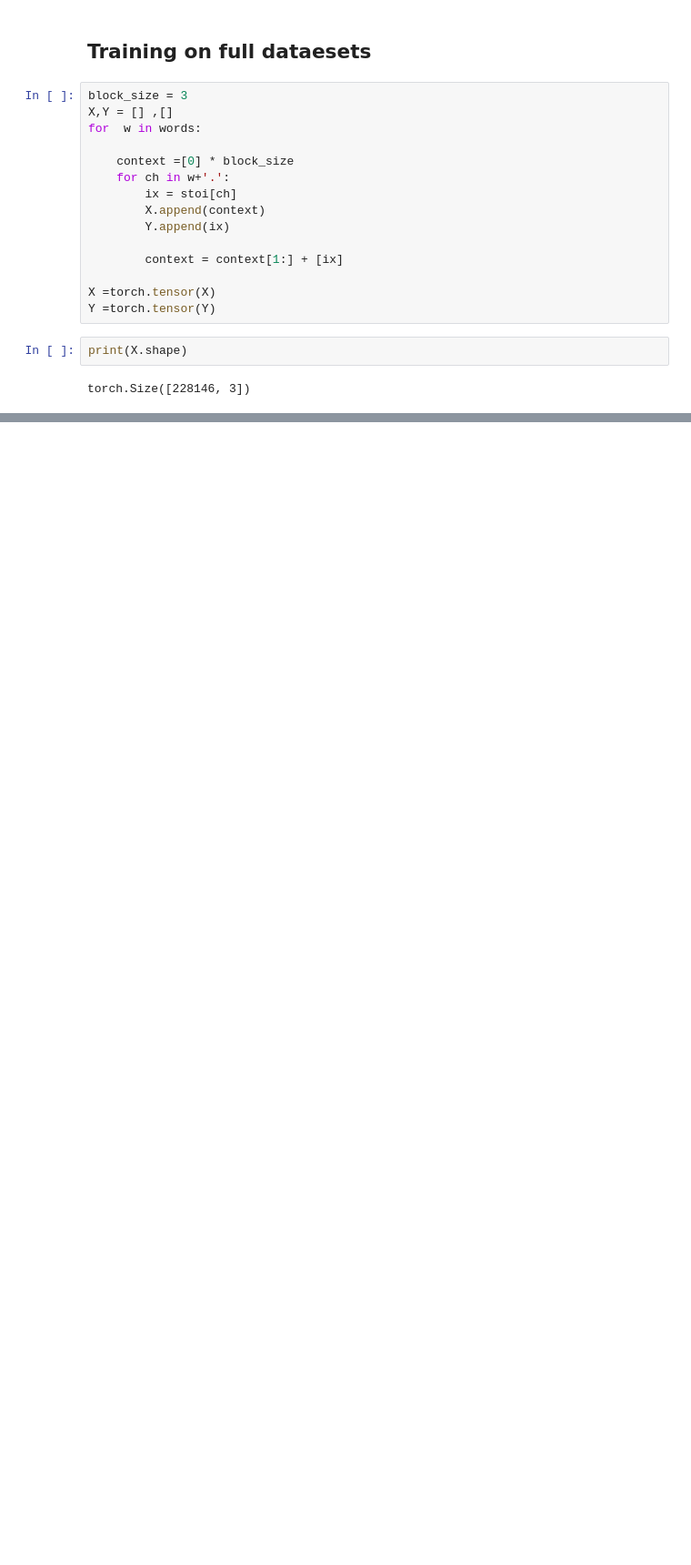
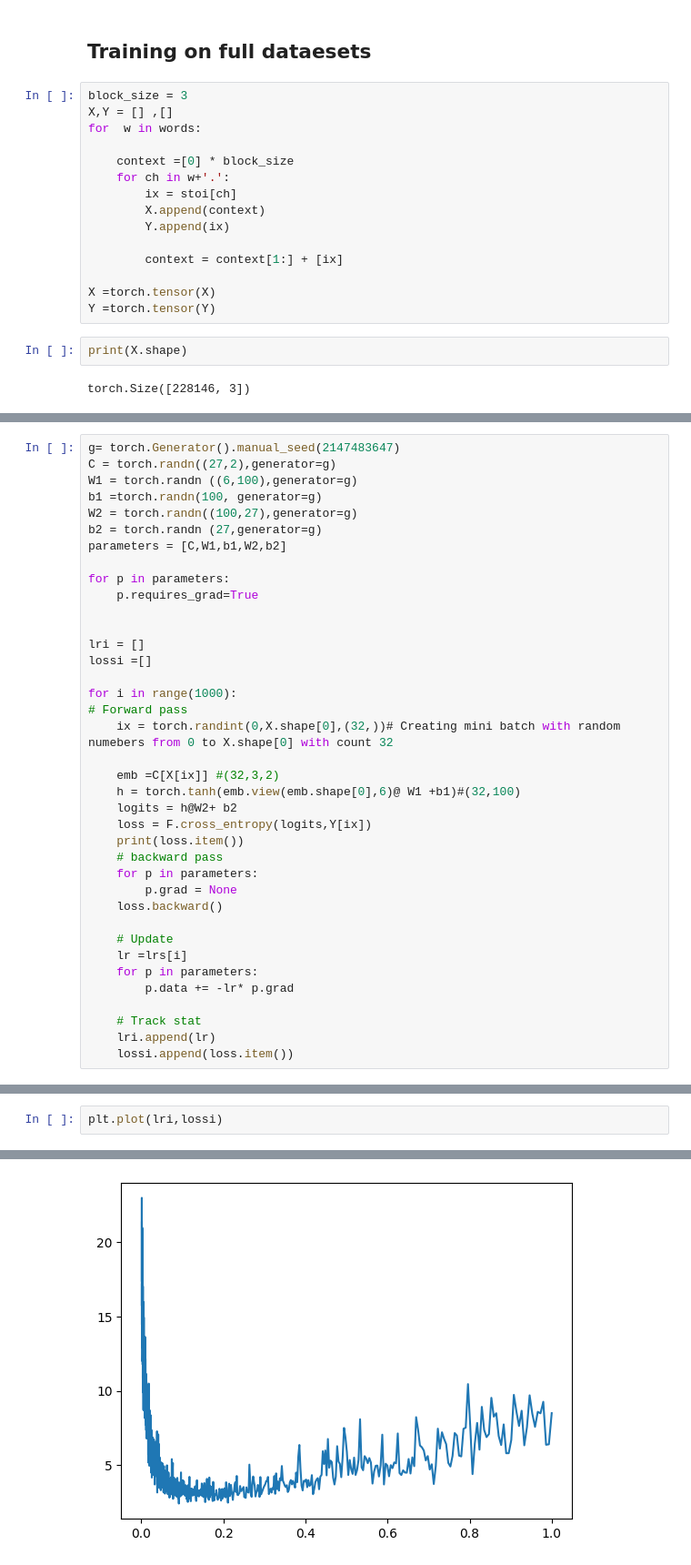
Before and after one commit to kiranbab/nlp, a Jupyter notebook: MLP.ipynb, the cells around one changed output, grey strips where cells are left out. Shown at 91% size. Saved outputs shown, nothing was run; the diff lists cells and outputs as text; blank space fills up the shorter version.

```diff
--- a/MLP.ipynb
+++ b/MLP.ipynb
@@ -285,0 +319,38 @@ for _ in range(10):
+# %%
+g= torch.Generator().manual_seed(2147483647)
+C = torch.randn((27,2),generator=g)
+W1 = torch.randn ((6,100),generator=g)
+b1 =torch.randn(100, generator=g)
+W2 = torch.randn((100,27),generator=g)
+b2 = torch.randn (27,generator=g)
+parameters = [C,W1,b1,W2,b2]
+
+for p in parameters:
+    p.requires_grad=True
+
+
+lri = []
+lossi =[]
+
+for i in range(1000):
+# Forward pass
+    ix = torch.randint(0,X.shape[0],(32,))# Creating mini batch with random numebers from 0 to X.shape[0] with count 32
+
+    emb =C[X[ix]] #(32,3,2)
+    h = torch.tanh(emb.view(emb.shape[0],6)@ W1 +b1)#(32,100)
+    logits = h@W2+ b2
+    loss = F.cross_entropy(logits,Y[ix])
+    print(loss.item())
+    # backward pass
+    for p in parameters:
+        p.grad = None
+    loss.backward()
+
+    # Update
+    lr =lrs[i]
+    for p in parameters:
+        p.data += -lr* p.grad
+
+    # Track stat
+    lri.append(lr)
+    lossi.append(loss.item())
@@ -285,0 +375,3 @@ for _ in range(10):
+# %%
+plt.plot(lri,lossi)
+# %% [output]
@@ -285,0 +379 @@ for _ in range(10):
+[figure, added]
```
Also changed, not shown: parts of 5 cells of this notebook.
